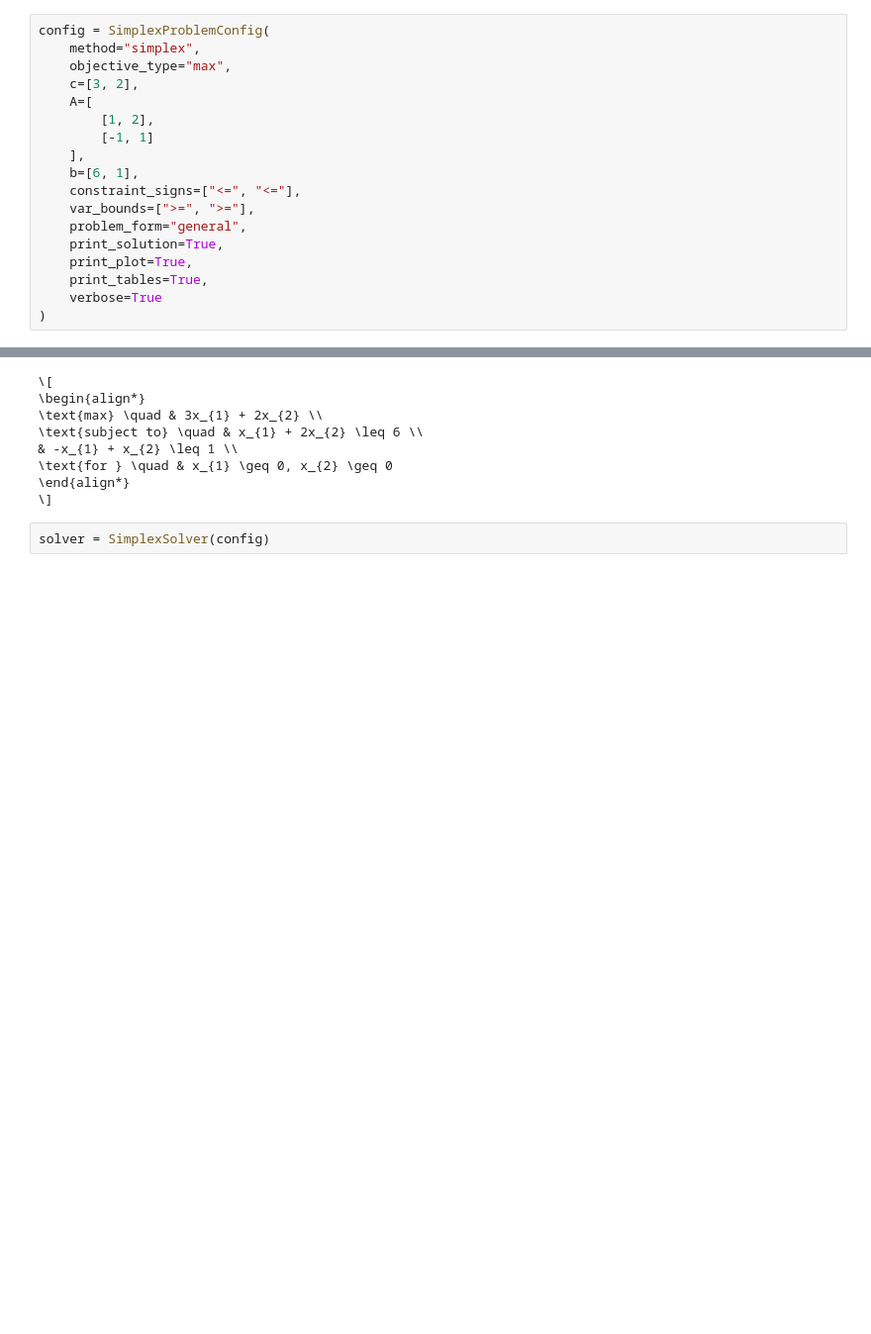
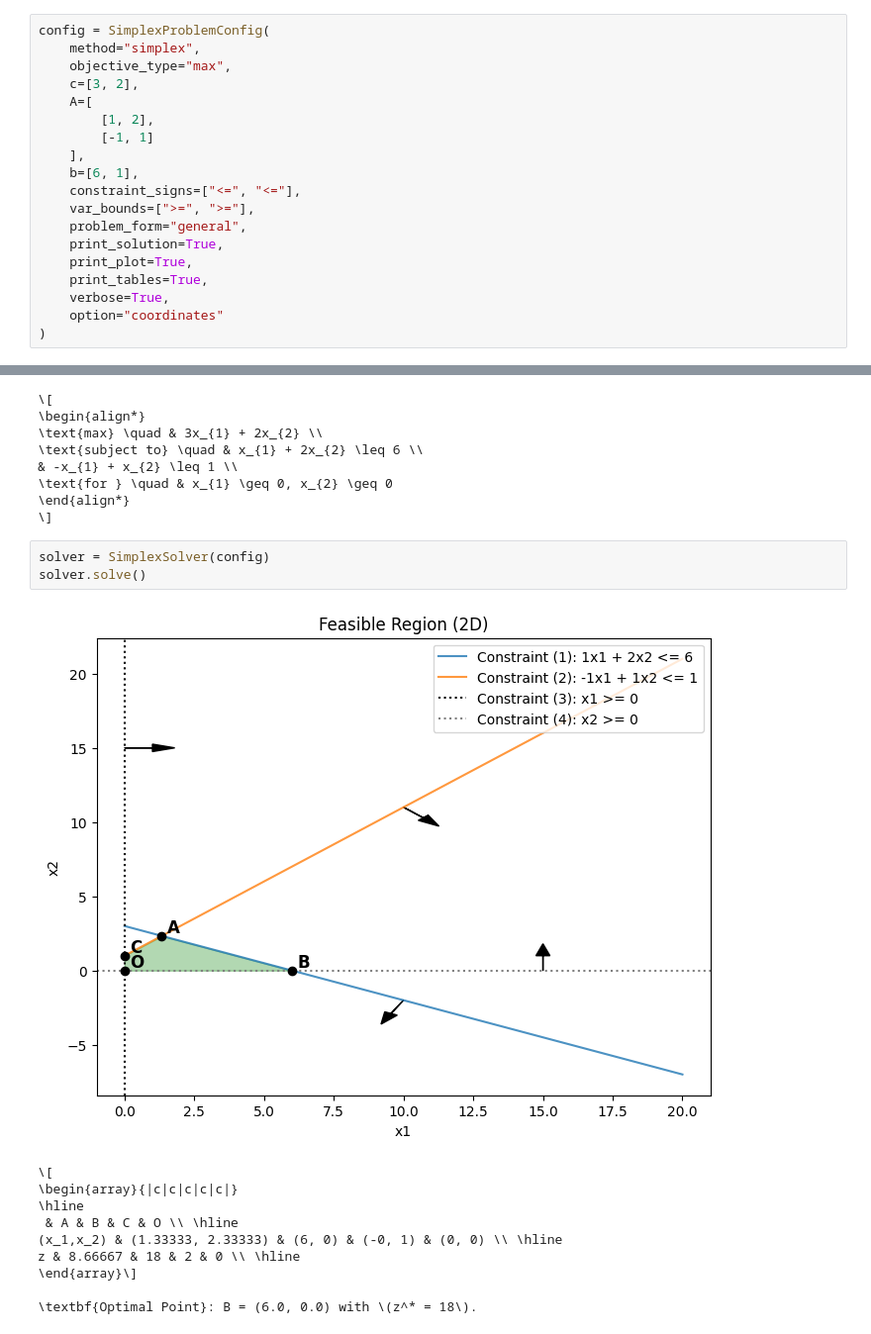
Before and after one commit to letruongzzio/linprog, a Jupyter notebook: research/simplex.ipynb, the cells around one changed output, grey strips where cells are left out. Shown at 99% size. Cells and saved outputs as stored; diff of their text form; blank space fills up the shorter version.

Commit message:
LINPROG_LIB/SIMPLEX: Complete the unique solution case for the problem solved by geometry.

```diff
--- a/research/simplex.ipynb
+++ b/research/simplex.ipynb
@@ -23,7 +27,8 @@ config = SimplexProblemConfig(
     print_solution=True,
     print_plot=True,
     print_tables=True,
-    verbose=True
+    verbose=True,
+    option="coordinates"
 )
 # %%
 print(config.summary())
@@ -38,3 +43,15 @@ print(config.summary())
 \]
 # %%
 solver = SimplexSolver(config)
+solver.solve()
+# %% [output]
+[figure, added]
+\[
+\begin{array}{|c|c|c|c|c|}
+\hline
+ & A & B & C & O \\ \hline
+(x_1,x_2) & (1.33333, 2.33333) & (6, 0) & (-0, 1) & (0, 0) \\ \hline
+z & 8.66667 & 18 & 2 & 0 \\ \hline
+\end{array}\]
+
+\textbf{Optimal Point}: B = (6.0, 0.0) with \(z^* = 18\).
```
Also changed, not shown: parts of 7 cells of this notebook, 6 other files.
